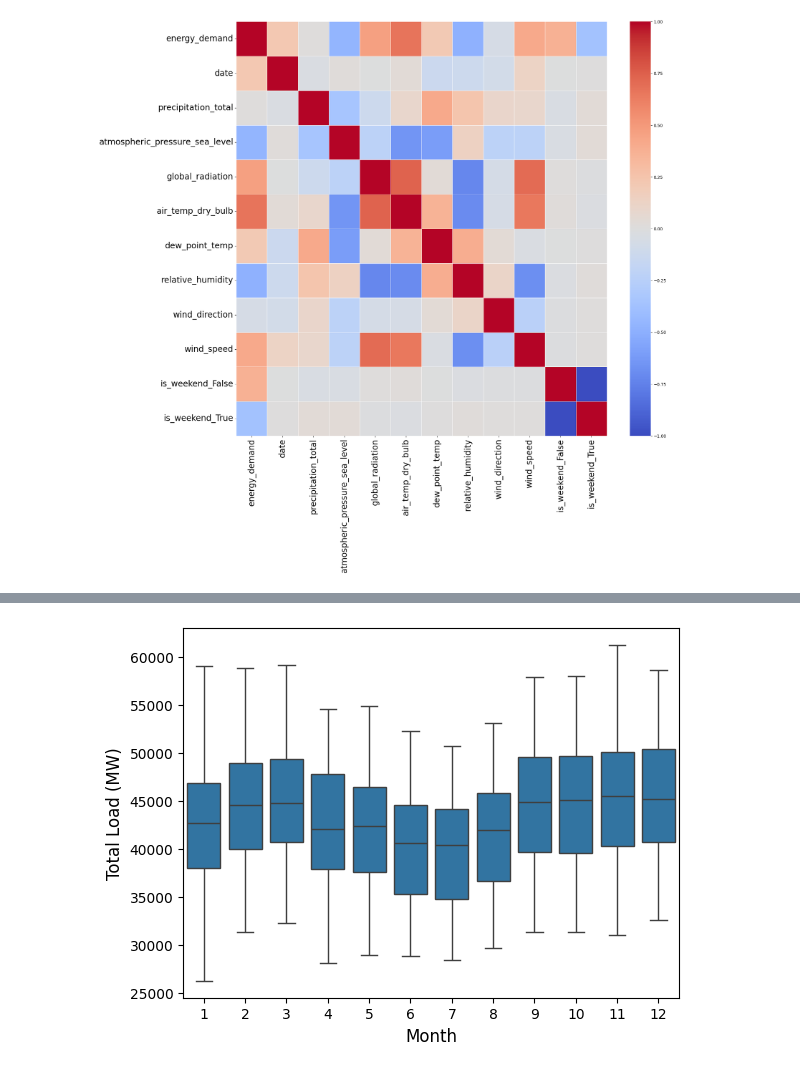
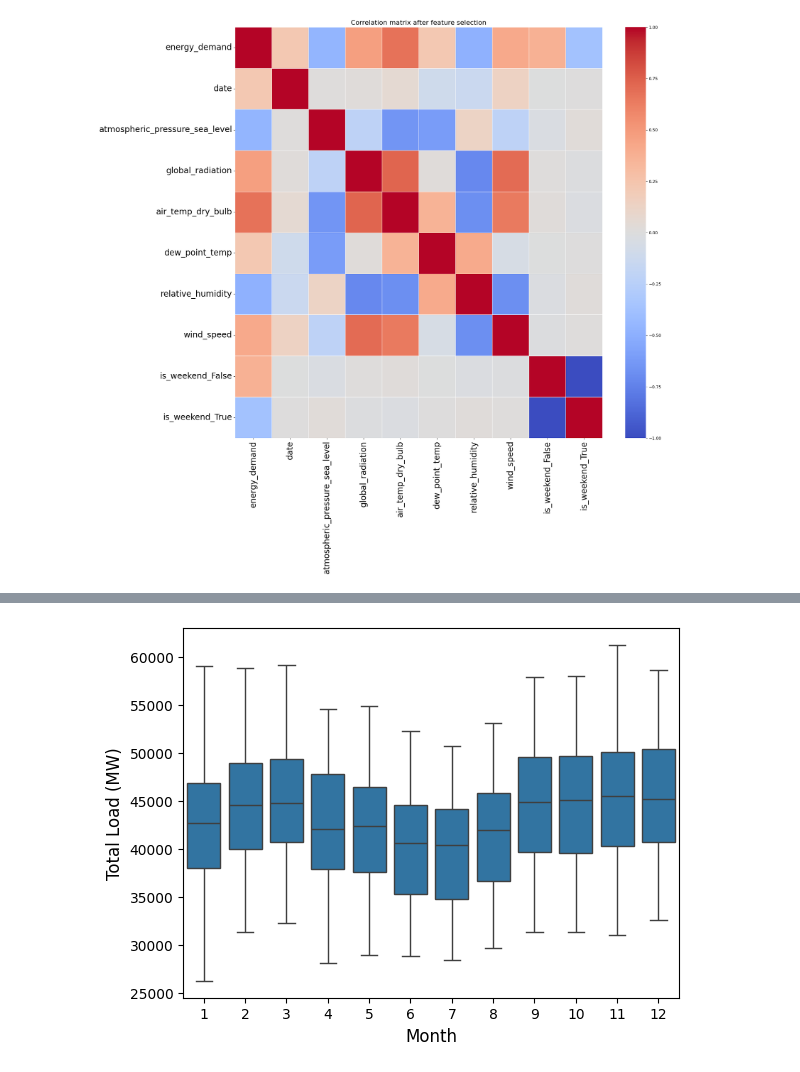
Before and after one commit to SiddiJr/energy-load-forecast, a Jupyter notebook: notebooks/EDA.ipynb, the cells around one changed output, grey strips where cells are left out. Cells and saved outputs as stored; diff of their text form; code cells hidden in the pictures.

Commit message:
precipitation and wind direction features dropped

```diff
--- a/notebooks/EDA.ipynb
+++ b/notebooks/EDA.ipynb
@@ -64,21 +50,21 @@ plt.show()
 # %%
 cols = df.columns.tolist()
 
 cols.insert(0, cols.pop(cols.index('energy_demand')))
 df = df[cols]
 
-dummied = pd.get_dummies(df.copy().drop(['station_CPU_temp', 'atmospheric_pressure_station_level', 'atmospheric_pressure_max_prev_hour', 'atmospheric_pressure_min_prev_hour', 'max_temp_prev_hour', 'min_temp_prev_hour', 'max_dew_point_temp_prev_hour', 'min_dew_point_temp_prev_hour', 'max_relative_humidity_prev_hour', 'min_relative_humidity_prev_hour', 'wind_max_gust', 'station_battery_voltage'], axis = 1), columns = ['is_weekend'])
+dummied = pd.get_dummies(df.copy().drop(['precipitation_total', 'wind_direction', 'station_CPU_temp', 'atmospheric_pressure_station_level', 'atmospheric_pressure_max_prev_hour', 'atmospheric_pressure_min_prev_hour', 'max_temp_prev_hour', 'min_temp_prev_hour', 'max_dew_point_temp_prev_hour', 'min_dew_point_temp_prev_hour', 'max_relative_humidity_prev_hour', 'min_relative_humidity_prev_hour', 'wind_max_gust', 'station_battery_voltage'], axis = 1), columns = ['is_weekend'])
 correlation = dummied.corr()
 plt.figure(figsize=(20, 18))
 matrix = sns.heatmap(correlation, cmap='coolwarm', annot=False, linewidths = 0.5)
 plt.title('Correlation matrix after feature selection', fontsize=16)
 plt.xticks(fontsize=20)
 plt.yticks(fontsize=20)
 figure = matrix.get_figure()
 figure.savefig('../figures/corr_matrix_after_deletion.png', dpi = 400, bbox_inches='tight')
 plt.show()
 # %% [output]
-[figure, old version]
+[figure, new version]
 # %%
 df_temp = df.copy()
 df_temp['month'] = df_temp['date'].dt.month
```
Also changed, not shown: parts of 13 cells of this notebook.
